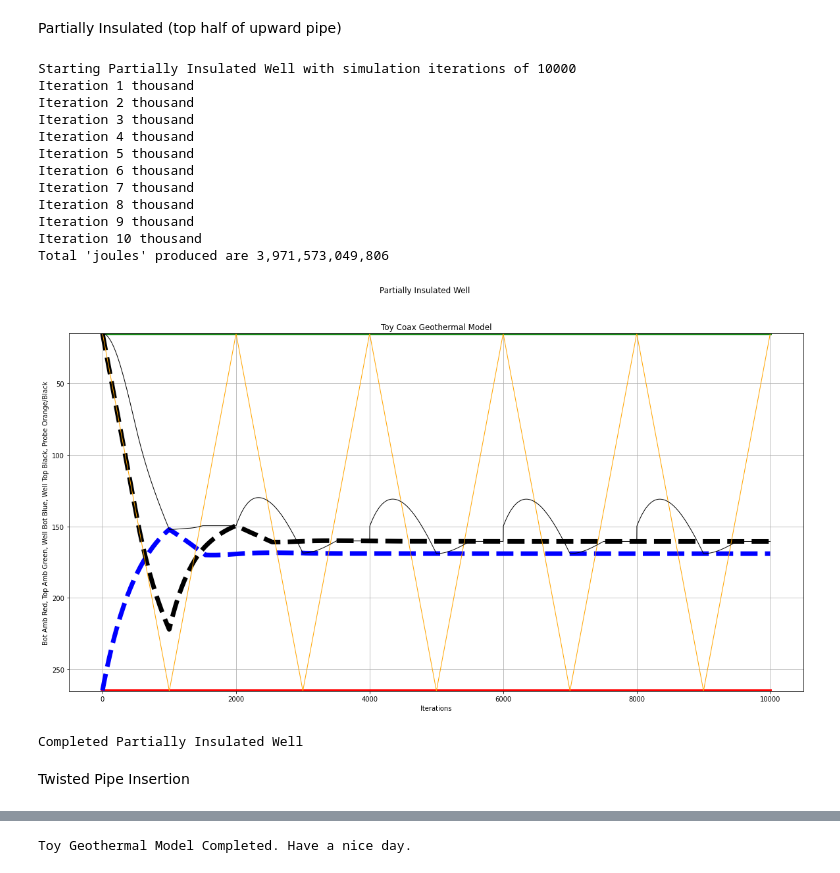
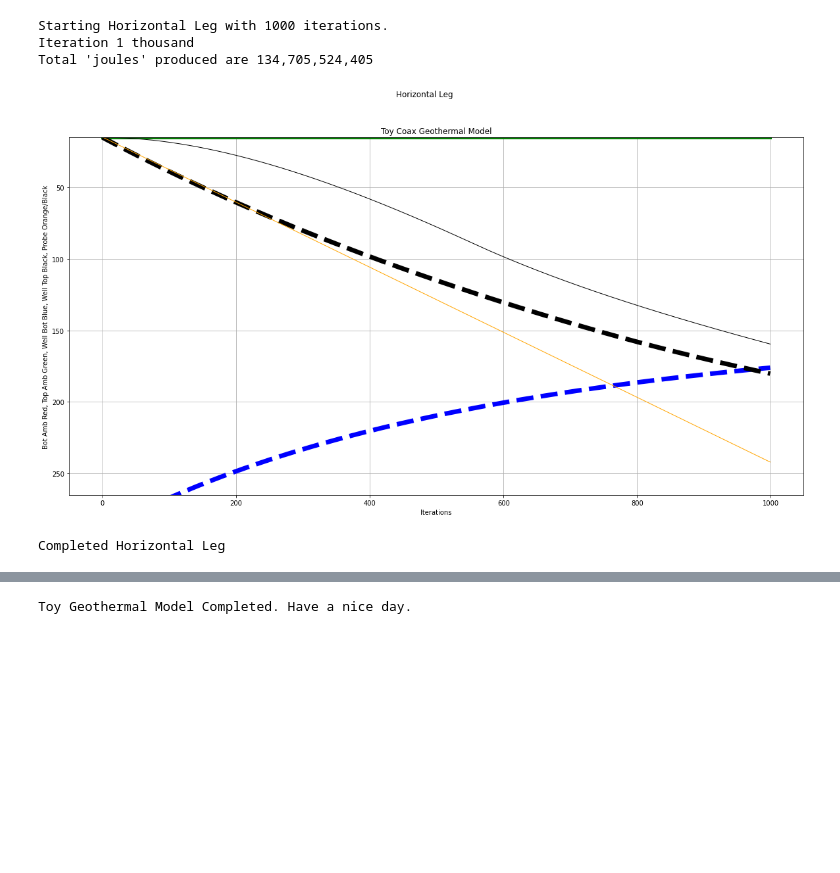
Before and after one commit to BobMetcalfe/GEO, a Jupyter notebook: CoaxGEO.ipynb, the cells around one changed output, grey strips where cells are left out. Cells and saved outputs as stored; diff of their text form; code cells hidden in the pictures; blank space fills up the shorter version.

```diff
--- a/CoaxGEO.ipynb
+++ b/CoaxGEO.ipynb
@@ -212,10 +910,8 @@ def Flow():
     global PipeString, NumberOfPipes, LengthOfPipe
     global JoulesPerIteration, plotJoulesPerIteration, TopTemp, UseableTemp, HeatExchangeThreshold
     global OuterMass, FluidSpecificheat
-    global ProbeTracker, plotProbePipe, ProbePipe, ProbeTemp
     global plotBottomAmbient, plotTopAmbient
     global plotWellBottom, plotWellTop
-    global plotProbeTemp, ProbeTemp
     global plotIterations, iteration
     global BottomTemperature, TopTemperature
     global FluidSpecificHeat
@@ -233,10 +929,7 @@ def Flow():
     plotTopAmbient.append(AmbientTemperature(0))
     plotWellBottom.append(PipeString[-1]["outertemp"]) # Temperature of working fluid at bottom of well
     plotWellTop.append(PipeString[0]["innertemp"]) # Temperature of working fluid at top of the well
-    plotProbePipe.append(ProbePipe)
-    plotProbeTemp.append(ProbeTemp)
     plotIterations.append(iteration)
-
 
     # Be sure circulation of working fluid does not lose any fluid, add all up
     checksum = 0
@@ -268,26 +961,6 @@ def Flow():
         print("Flow pumping is broken.")
         sys.exit(0)
 
-    # Move Probe
-
-    ProbeTracker += 1 # Advance probe outer: 0 -> NOP-1; inner: NOP -> 2NOP-1
-
-    if (ProbeTracker > ((2 * NumberOfPipes) - 1)):
-        ProbeTracker = 0 # Probe varies from 0 to 2*NOP-1
-
-    if (ProbeTracker <= (NumberOfPipes - 1)): # Is probe in downward pipe?
-        ProbePipe = ProbeTracker # Downward
-        ProbeTemp = PipeString[ProbePipe]["outertemp"]
-    elif ((NumberOfPipes - 1) < ProbeTracker < (2 * NumberOfPipes)):
-        ProbePipe = ((2 * NumberOfPipes) - 1) - ProbeTracker # Upward
-        ProbeTemp = PipeString[ProbePipe]["innertemp"]
-    else:
-        print("ProbeTracker out of range.")
-        sys.exit(0)
-
-    # Adjust probe for dispay among temperatures
-    ProbePipe = ((ProbePipe / (NumberOfPipes - 1)) * (BottomTemperature - TopTemperature)) + TopTemperature
-
     ################# Harvest all heat above threshold at returning top
 
     TopTemp = PipeString[0]["outertemp"]
@@ -306,8 +979,6 @@ def IterationPlot(suptitletext=''):
     global plotTopAmbient
     global plotWellBottom
     global plotWellTop
-    global plotProbePipe
-    global plotProbeTemp
 
     global BottomTemperature, TopTemperature
 
@@ -321,11 +992,9 @@ def IterationPlot(suptitletext=''):
     plt.plot(plotIterations, plotTopAmbient, color='green', linestyle='solid', linewidth = 5)
     plt.plot(plotIterations, plotWellBottom, color='blue', linestyle='dashed', linewidth = 7)
     plt.plot(plotIterations, plotWellTop, color='black', linestyle='dashed', linewidth = 7)
-    plt.plot(plotIterations, plotProbePipe, color='orange', linewidth = 1)
-    plt.plot(plotIterations, plotProbeTemp, color='black', linewidth = 1)
 
     plt.xlabel('Iterations')
-    plt.ylabel('Bot Amb Red, Top Amb Green, Well Bot Blue, Well Top Black, Probe Orange/Black')
+    plt.ylabel('Bot Amb Red, Top Amb Green, Well Bot Blue, Well Top Black')
     plt.title("Toy Coax Geothermal Model")
     plt.suptitle(suptitletext)
     plt.grid(True)
@@ -369,3 +1038 @@ Total 'joules' produced are 383,159,062,483
 Completed Simple Coaxial Well
-# %% [markdown]
-Partially Insulated (top half of upward pipe)
@@ -394,40 +1039,31 @@ def AOIINS():
 # %%
-titlestring = "Partially Insulated Well"
+titlestring = "Horizontal Leg"
 
-Transition = int(NumberOfPipes / 2.0)
+if Initialized == False:
+    say("Not initialized. Please do.")
+    sys.exit(1)
 
 Initialize()
 
-NumberOfIterations = 10000
-
-say("Starting " + titlestring + " with simulation iterations of " + str(NumberOfIterations))
+NumberOfIterations = 1000
+say("Starting " + titlestring + " with " + str(NumberOfIterations) + " iterations.")
 
 for iteration in range(NumberOfIterations): # iteration on thermo update
 
-    AOIINS() # Update inner and outer temps from AOI
+    AOI() # Update inner and outer temps from AOI
 
     Flow() # Move working fluid one pipe along, up, down, and around
 
     if ((iteration%1000) == 999):
         thousands = str((iteration+1)//1000)
         say("Iteration " + thousands + " thousand")
 
 IterationPlot(titlestring)
+
 say("Completed " + titlestring)
 # %% [output]
-Starting Partially Insulated Well with simulation iterations of 10000
+Starting Horizontal Leg with 1000 iterations.
 Iteration 1 thousand
-Iteration 2 thousand
-Iteration 3 thousand
-Iteration 4 thousand
-Iteration 5 thousand
-Iteration 6 thousand
-Iteration 7 thousand
-Iteration 8 thousand
-Iteration 9 thousand
-Iteration 10 thousand
-Total 'joules' produced are 3,971,573,049,806
+Total 'joules' produced are 134,705,524,405
-[figure, old version]
+[figure, new version]
-Completed Partially Insulated Well
+Completed Horizontal Leg
-# %% [markdown]
-Twisted Pipe Insertion
```
Also changed, not shown: parts of 23 cells of this notebook.
